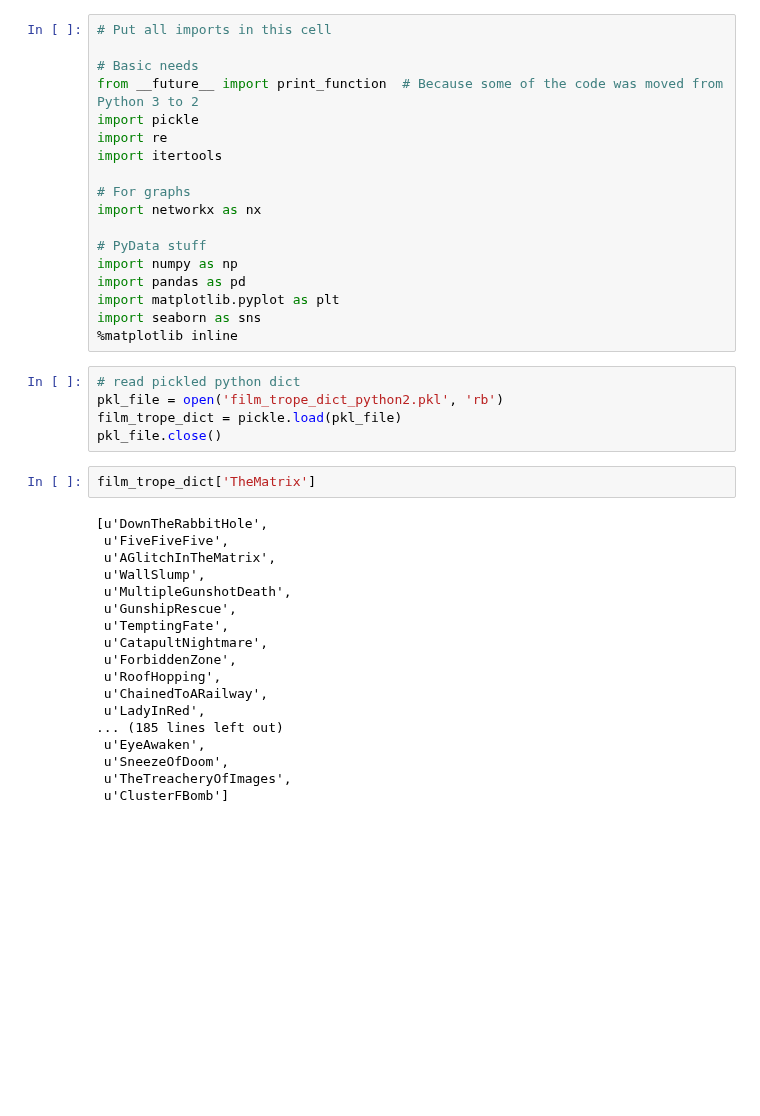
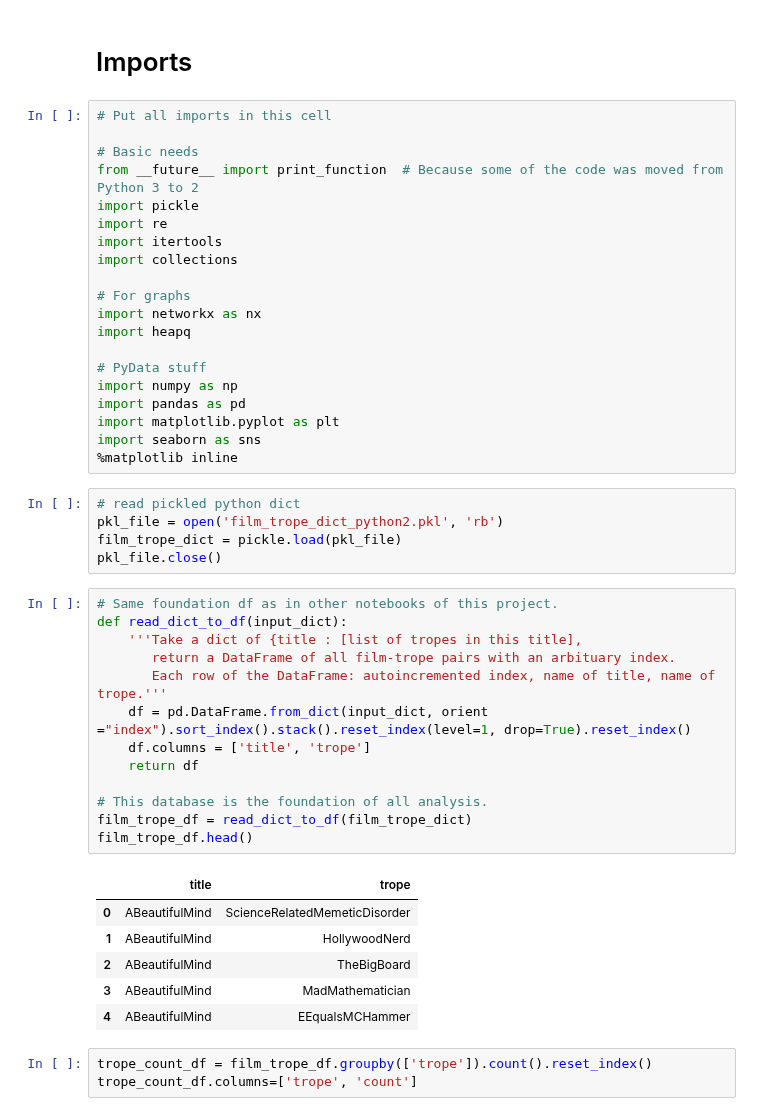
Before and after one commit to PeiZhangOSU/TV_Tropes_Exploratory, a Jupyter notebook: trope_association.ipynb, the cells around one changed output. Saved outputs shown, nothing was run; the diff lists cells and outputs as text; blank space fills up the shorter version.

```diff
--- a/trope_association.ipynb
+++ b/trope_association.ipynb
@@ -16,3 +21,5 @@ In this notebook, a graph of tropes will be generated from the pickled dictionar
+# %% [markdown]
+# Imports
 # %%
 # Put all imports in this cell
 
@@ -21,9 +28,11 @@ from __future__ import print_function  # Because some of the code was moved from
 import pickle
 import re
 import itertools
+import collections
 
 # For graphs
 import networkx as nx
+import heapq
 
 # PyData stuff
 import numpy as np
@@ -36,23 +45,26 @@ import seaborn as sns
 pkl_file = open('film_trope_dict_python2.pkl', 'rb')
 film_trope_dict = pickle.load(pkl_file)
 pkl_file.close()
-# %%
-film_trope_dict['TheMatrix']
-# %% [output]
-[u'DownTheRabbitHole',
- u'FiveFiveFive',
- u'AGlitchInTheMatrix',
- u'WallSlump',
- u'MultipleGunshotDeath',
- u'GunshipRescue',
- u'TemptingFate',
- u'CatapultNightmare',
- u'ForbiddenZone',
- u'RoofHopping',
- u'ChainedToARailway',
- u'LadyInRed',
-... (185 lines left out)
- u'EyeAwaken',
- u'SneezeOfDoom',
- u'TheTreacheryOfImages',
- u'ClusterFBomb']
+# %%
+# Same foundation df as in other notebooks of this project.
+def read_dict_to_df(input_dict):
+    '''Take a dict of {title : [list of tropes in this title],
+       return a DataFrame of all film-trope pairs with an arbituary index.
+       Each row of the DataFrame: autoincremented index, name of title, name of trope.'''
+    df = pd.DataFrame.from_dict(input_dict, orient ="index").sort_index().stack().reset_index(level=1, drop=True).reset_index()
+    df.columns = ['title', 'trope']
+    return df
+
+# This database is the foundation of all analysis.
+film_trope_df = read_dict_to_df(film_trope_dict)
+film_trope_df.head()
+# %% [output]
+|  | title | trope |
+| 0 | ABeautifulMind | ScienceRelatedMemeticDisorder |
+| 1 | ABeautifulMind | HollywoodNerd |
+| 2 | ABeautifulMind | TheBigBoard |
+| 3 | ABeautifulMind | MadMathematician |
+| 4 | ABeautifulMind | EEqualsMCHammer |
+# %%
+trope_count_df = film_trope_df.groupby(['trope']).count().reset_index()
+trope_count_df.columns=['trope', 'count']
```
Also changed, not shown: parts of 26 cells of this notebook, 1 other file.
